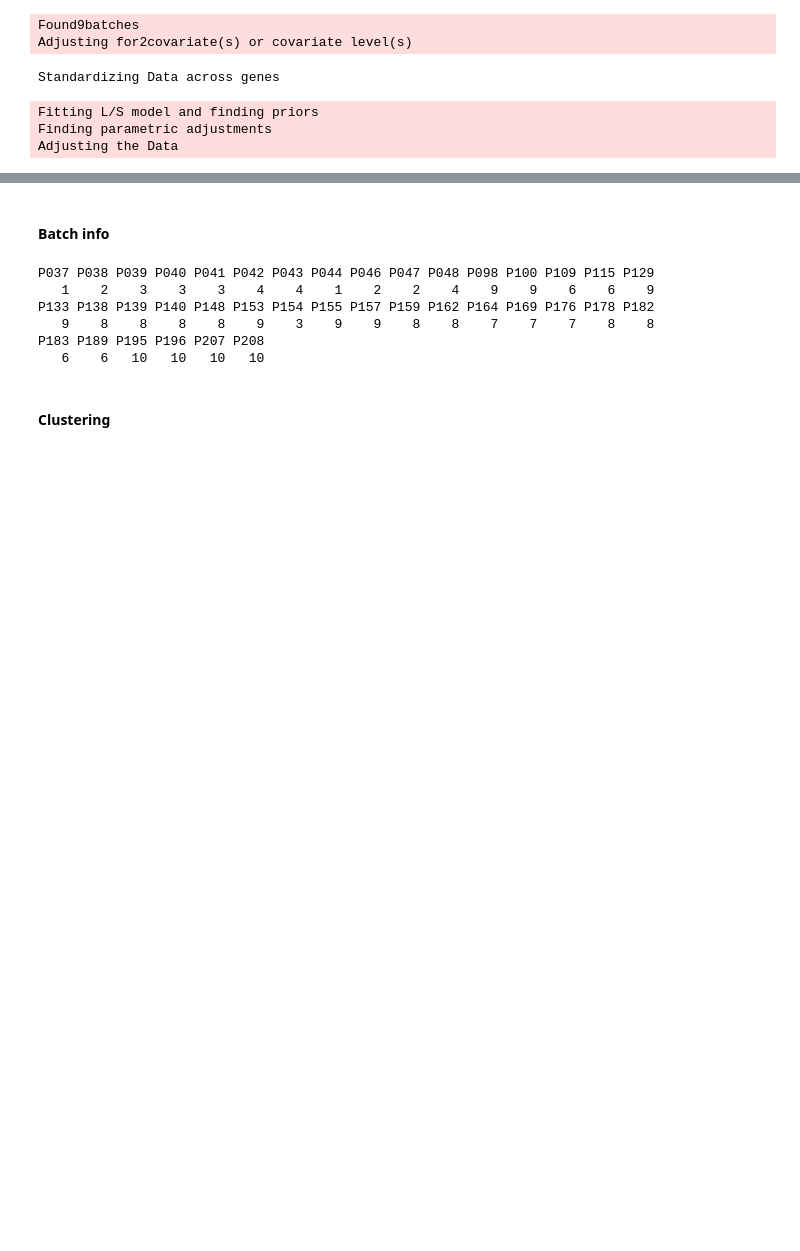
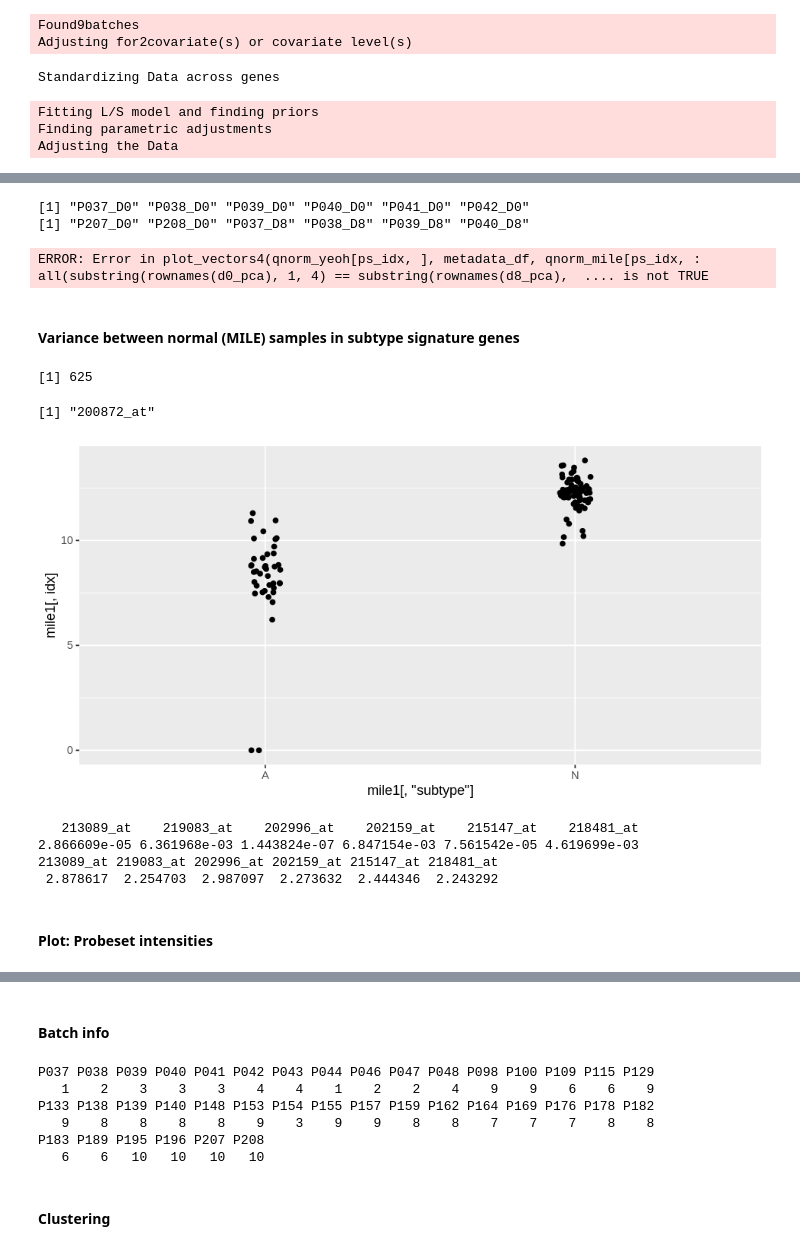
Before and after one commit to dblux/relapse_prediction, a Jupyter notebook: sandbox-hyperdiploid.ipynb, the cells around one changed output, grey strips where cells are left out. Drawn from its saved outputs; the diff is of its cells as text; code cells hidden in the pictures; blank space fills up the shorter version.

```diff
--- a/sandbox-hyperdiploid.ipynb
+++ b/sandbox-hyperdiploid.ipynb
@@ -801,0 +1447,5 @@ Adjusting the Data
+# %%
+# Quantile normalise both Yeoh and MILE datasets)
+qnorm_data <- normaliseQuantile(cbind(hyp_norm_mile, hypd0d8_norm))
+qnorm_mile <- qnorm_data[,1:ncol(hyp_norm_mile)]
+qnorm_yeoh <- qnorm_data[,(ncol(hyp_norm_mile)+1):ncol(qnorm_data)]
@@ -801,0 +1466,26 @@ Adjusting the Data
+# %%
+## Subtype signature genes (MILE)
+ALPHA <- 0.05
+EXPR <- 6
+LOGFC <- 2
+
+qnorm_hyp_mile <- qnorm_mile[,1:40]
+qnorm_norm_mile <- qnorm_mile[,41:114]
+
+pvalue <- calc_ttest(qnorm_mile, 40)
+logfc <- calc_logfc(qnorm_hyp_mile, qnorm_norm_mile)
+
+qnorm_hyp_mu <- rowMeans(qnorm_hyp_mile)
+qnorm_normal_mu <- rowMeans(qnorm_norm_mile)
+
+ps1 <- rownames(hyp_mile)[qnorm_hyp_mu > EXPR | qnorm_normal_mu > EXPR] # Either mean has to be > 6
+ps2 <- names(pvalue)[pvalue < ALPHA]
+ps3 <- names(logfc)[abs(logfc) > LOGFC]
+
+ps_signature <- Reduce(intersect, list(ps1, ps2, ps3))
+print(length(ps_signature))
+
+
+top_pvalue <- head(sort(pvalue), 50)
+ps_pvalue <- names(top_pvalue)
+print(top_pvalue)
@@ -801,0 +1512,46 @@ Adjusting the Data
+# %%
+ps_idx <- ps_pvalue # Top 50 ps by pvalue
+
+subtype <- "Hyperdiploid"
+# wpath <- "~/Dropbox/temp/vectors-Hyperdiploid.pdf"
+vectors <- plot_vectors4(qnorm_yeoh[ps_idx,], metadata_df,
+                         qnorm_mile[ps_idx,], metadata_mile)
+vectors
+# %% [output]
+[1] "P037_D0" "P038_D0" "P039_D0" "P040_D0" "P041_D0" "P042_D0"
+[1] "P207_D0" "P208_D0" "P037_D8" "P038_D8" "P039_D8" "P040_D8"
+ERROR: Error in plot_vectors4(qnorm_yeoh[ps_idx, ], metadata_df, qnorm_mile[ps_idx, : all(substring(rownames(d0_pca), 1, 4) == substring(rownames(d8_pca),  .... is not TRUE
+# %% [markdown]
+#### Variance between normal (MILE) samples in subtype signature genes
+# %%
+hyp_norm_mile <- cbind(hyp_mile, normal_mile)
+class_mile <- as.factor(substring(colnames(hyp_norm_mile), 1, 1))
+
+mile1 <- data.frame(subtype = class_mile, t(hyp_norm_mile),
+                    check.names = F)
+# %%
+print(length(ps_signature))
+# %% [output]
+[1] 625
+# %%
+# Visualise variance in subtype signature genes
+idx <- ps_signature[5]
+print(idx)
+ggplot() +
+  geom_point(aes(x = mile1[,"subtype"], y = mile1[,idx]),
+             position = position_jitter(width=.05, height=0))
+# %% [output]
+[1] "200872_at"
+[figure, added]
+# %%
+normal_mile_var <- apply(normal_mile, 1, var)
+ps_topvar <- names(head(sort(normal_mile_var[ps_sb], decreasing = T)))
+print(pvalue[ps_topvar])
+print(logfc[ps_topvar])
+# %% [output]
+   213089_at    219083_at    202996_at    202159_at    215147_at    218481_at
+2.866609e-05 6.361968e-03 1.443824e-07 6.847154e-03 7.561542e-05 4.619699e-03
+213089_at 219083_at 202996_at 202159_at 215147_at 218481_at
+ 2.878617  2.254703  2.987097  2.273632  2.444346  2.243292
+# %% [markdown]
+#### Plot: Probeset intensities
```
Also changed, not shown: parts of 186 cells of this notebook, 7 other files.
